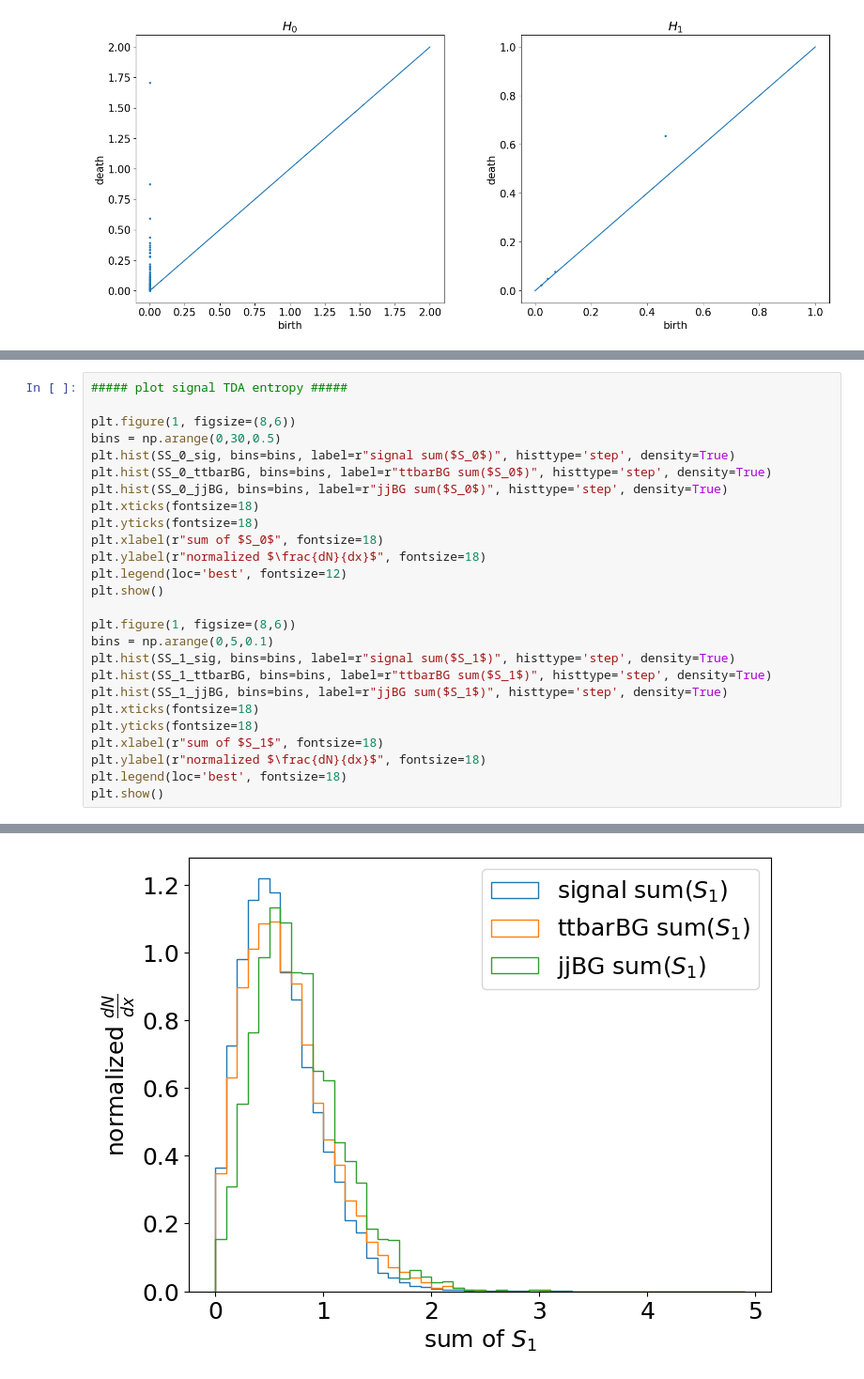
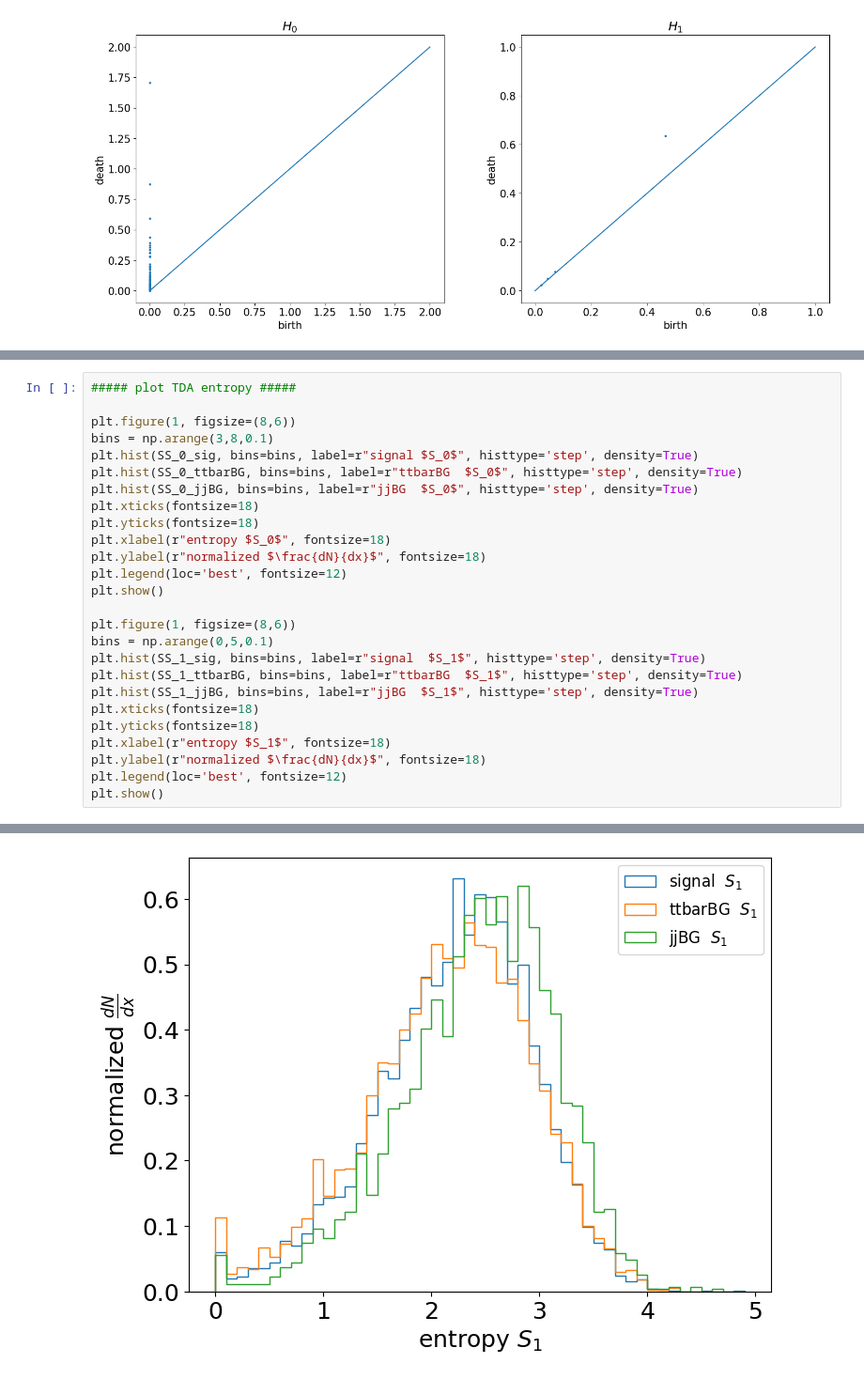
Before and after one commit to FeiChinzz/ggHH, a Jupyter notebook: TDA_analysis.ipynb, the cells around one changed output, grey strips where cells are left out. Shown at 94% size. Drawn from its saved outputs; the diff is of its cells as text.

```diff
--- a/TDA_analysis.ipynb
+++ b/TDA_analysis.ipynb
@@ -349,27 +382,27 @@ time: 148.73112511634827
 # %%
-##### plot signal TDA entropy #####
+##### plot TDA entropy #####
 
 plt.figure(1, figsize=(8,6))
-bins = np.arange(0,30,0.5)
-plt.hist(SS_0_sig, bins=bins, label=r"signal sum($S_0$)", histtype='step', density=True)
-plt.hist(SS_0_ttbarBG, bins=bins, label=r"ttbarBG sum($S_0$)", histtype='step', density=True)
-plt.hist(SS_0_jjBG, bins=bins, label=r"jjBG sum($S_0$)", histtype='step', density=True)
+bins = np.arange(3,8,0.1)
+plt.hist(SS_0_sig, bins=bins, label=r"signal $S_0$", histtype='step', density=True)
+plt.hist(SS_0_ttbarBG, bins=bins, label=r"ttbarBG  $S_0$", histtype='step', density=True)
+plt.hist(SS_0_jjBG, bins=bins, label=r"jjBG  $S_0$", histtype='step', density=True)
 plt.xticks(fontsize=18)
 plt.yticks(fontsize=18)
-plt.xlabel(r"sum of $S_0$", fontsize=18)
+plt.xlabel(r"entropy $S_0$", fontsize=18)
 plt.ylabel(r"normalized $\frac{dN}{dx}$", fontsize=18)
 plt.legend(loc='best', fontsize=12)
 plt.show()
 
 plt.figure(1, figsize=(8,6))
 bins = np.arange(0,5,0.1)
-plt.hist(SS_1_sig, bins=bins, label=r"signal sum($S_1$)", histtype='step', density=True)
-plt.hist(SS_1_ttbarBG, bins=bins, label=r"ttbarBG sum($S_1$)", histtype='step', density=True)
-plt.hist(SS_1_jjBG, bins=bins, label=r"jjBG sum($S_1$)", histtype='step', density=True)
+plt.hist(SS_1_sig, bins=bins, label=r"signal  $S_1$", histtype='step', density=True)
+plt.hist(SS_1_ttbarBG, bins=bins, label=r"ttbarBG  $S_1$", histtype='step', density=True)
+plt.hist(SS_1_jjBG, bins=bins, label=r"jjBG  $S_1$", histtype='step', density=True)
 plt.xticks(fontsize=18)
 plt.yticks(fontsize=18)
-plt.xlabel(r"sum of $S_1$", fontsize=18)
+plt.xlabel(r"entropy $S_1$", fontsize=18)
 plt.ylabel(r"normalized $\frac{dN}{dx}$", fontsize=18)
-plt.legend(loc='best', fontsize=18)
+plt.legend(loc='best', fontsize=12)
 plt.show()
 # %% [output]
@@ -377,2 +410,2 @@ plt.show()
-[figure, old version]
+[figure, new version]
 # %%
```
Also changed, not shown: parts of 14 cells of this notebook.
